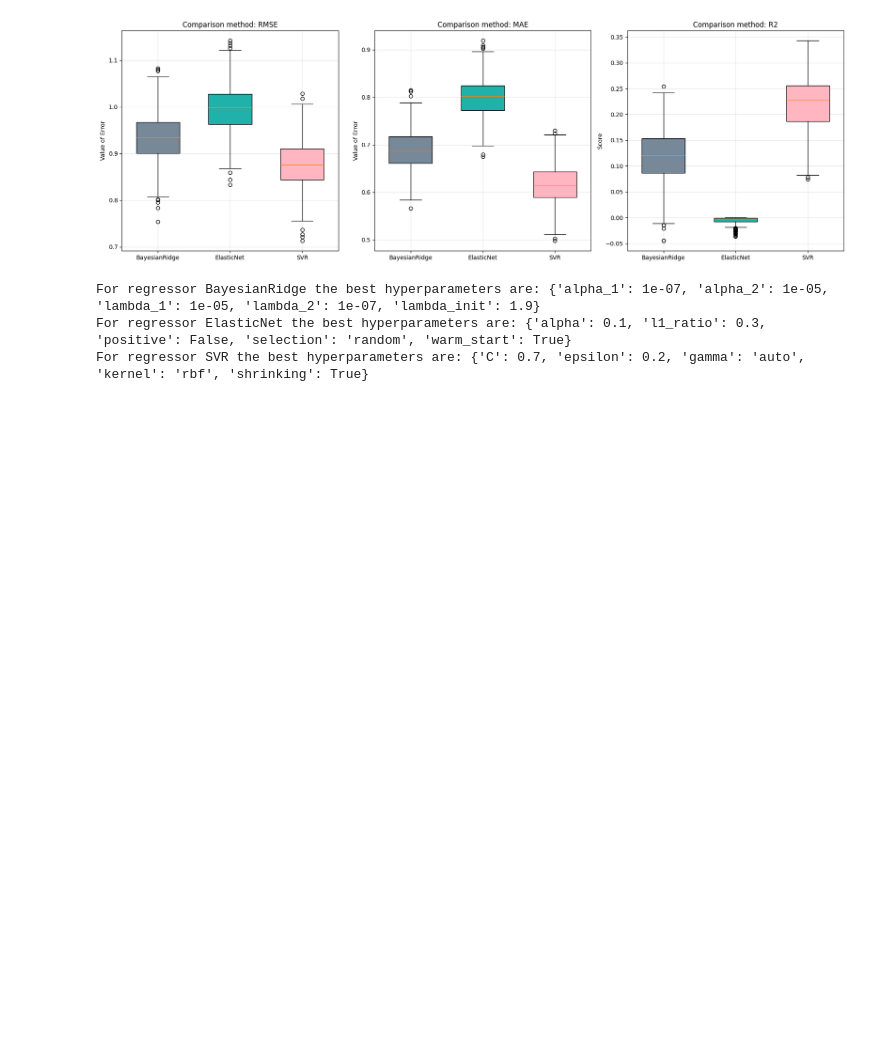
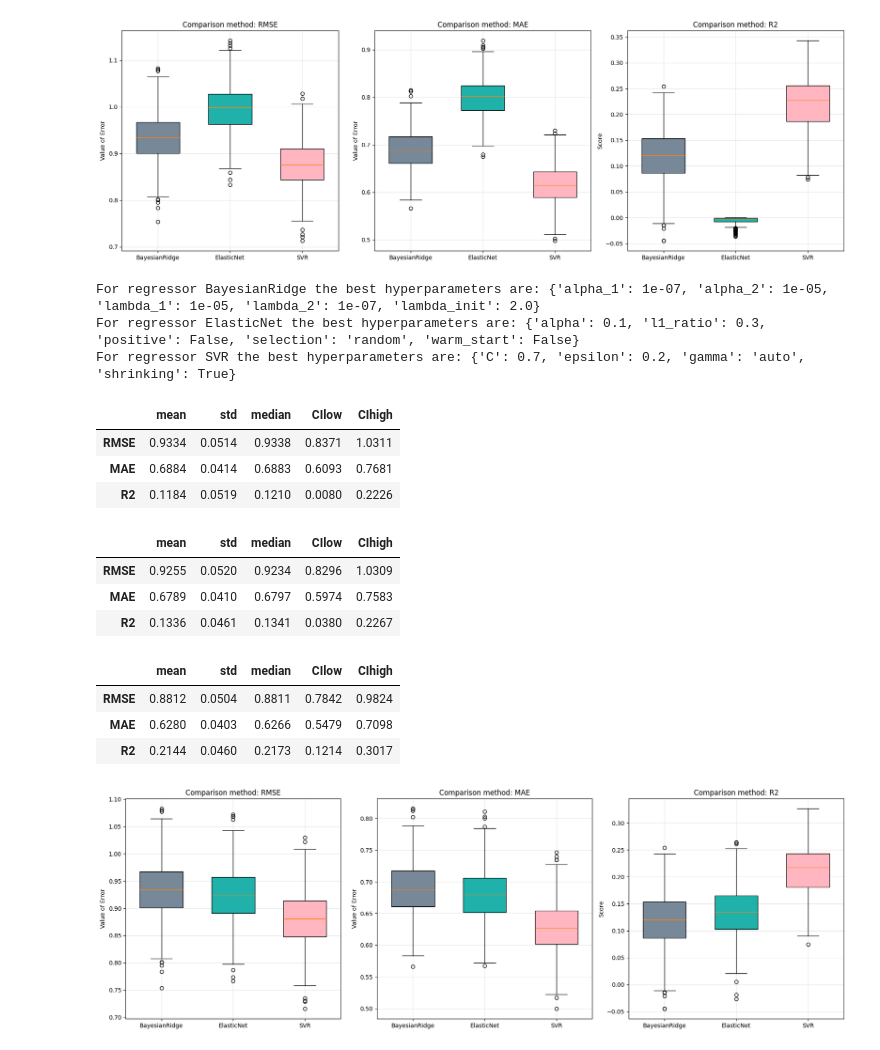
Before and after one commit to vex-me-not/Assignment-1, a Jupyter notebook: notebooks/model_analysis.ipynb, the cells around one changed output. Cells and saved outputs as stored; diff of their text form; code cells hidden in the pictures; blank space fills up the shorter version.

Commit message:
hyper tuning

```diff
--- a/notebooks/model_analysis.ipynb
+++ b/notebooks/model_analysis.ipynb
@@ -203,6 +203,7 @@ viz_comparison(fs_bayesian_evaluator,fs_elastic_evaluator,fs_svr_evaluator)
 
 ht_predictor=TunedPredictor()
 x_train_ht=x_train_fs
+x_val_ht=x_val_fs
 # train models
 ht_models=ht_predictor.train_models(x_train=x_train_ht,y_train=y_train)
 
@@ -211,6 +212,49 @@ for name,model in ht_models.items():
     print(f"For regressor {name} the best hyperparameters are: {model.best_params_}")
     model_io.save(model,name,suf='hyper')
 # %% [output]
-For regressor BayesianRidge the best hyperparameters are: {'alpha_1': 1e-07, 'alpha_2': 1e-05, 'lambda_1': 1e-05, 'lambda_2': 1e-07, 'lambda_init': 1.9}
-For regressor ElasticNet the best hyperparameters are: {'alpha': 0.1, 'l1_ratio': 0.3, 'positive': False, 'selection': 'random', 'warm_start': True}
-For regressor SVR the best hyperparameters are: {'C': 0.7, 'epsilon': 0.2, 'gamma': 'auto', 'kernel': 'rbf', 'shrinking': True}
+For regressor BayesianRidge the best hyperparameters are: {'alpha_1': 1e-07, 'alpha_2': 1e-05, 'lambda_1': 1e-05, 'lambda_2': 1e-07, 'lambda_init': 2.0}
+For regressor ElasticNet the best hyperparameters are: {'alpha': 0.1, 'l1_ratio': 0.3, 'positive': False, 'selection': 'random', 'warm_start': False}
+For regressor SVR the best hyperparameters are: {'C': 0.7, 'epsilon': 0.2, 'gamma': 'auto', 'shrinking': True}
+# %%
+# we evaluate the feature selected hyper-tuned models
+
+# Bayesian Ridge
+ht_bayesian_evaluator=Evaluator(model=model_io.load('BayesianRidge',suf='hyper'),name='BayesianRidge')
+ht_bayesian_evaluator.evaluate(x=x_val_ht,y=y_val)
+
+ht_bayesian_report=ht_bayesian_evaluator.report()
+ht_bayesian_report.head()
+# %% [output]
+|  | mean | std | median | CIlow | CIhigh |
+| RMSE | 0.9334 | 0.0514 | 0.9338 | 0.8371 | 1.0311 |
+| MAE | 0.6884 | 0.0414 | 0.6883 | 0.6093 | 0.7681 |
+| R2 | 0.1184 | 0.0519 | 0.1210 | 0.0080 | 0.2226 |
+# %%
+# Elastic Net
+ht_elastic_evaluator=Evaluator(model=model_io.load('ElasticNet',suf='hyper'),name='ElasticNet')
+ht_elastic_evaluator.evaluate(x=x_val_ht,y=y_val)
+
+ht_elastic_report=ht_elastic_evaluator.report()
+ht_elastic_report.head()
+# %% [output]
+|  | mean | std | median | CIlow | CIhigh |
+| RMSE | 0.9255 | 0.0520 | 0.9234 | 0.8296 | 1.0309 |
+| MAE | 0.6789 | 0.0410 | 0.6797 | 0.5974 | 0.7583 |
+| R2 | 0.1336 | 0.0461 | 0.1341 | 0.0380 | 0.2267 |
+# %%
+# SVR
+ht_svr_evaluator=Evaluator(model=model_io.load('SVR',suf='hyper'),name='SVR')
+ht_svr_evaluator.evaluate(x=x_val_ht,y=y_val)
+
+ht_svr_report=ht_svr_evaluator.report()
+ht_svr_report.head()
+# %% [output]
+|  | mean | std | median | CIlow | CIhigh |
+| RMSE | 0.8812 | 0.0504 | 0.8811 | 0.7842 | 0.9824 |
+| MAE | 0.6280 | 0.0403 | 0.6266 | 0.5479 | 0.7098 |
+| R2 | 0.2144 | 0.0460 | 0.2173 | 0.1214 | 0.3017 |
+# %%
+# we visualize the comparison between the methods
+viz_comparison(ht_bayesian_evaluator,ht_elastic_evaluator,ht_svr_evaluator)
+# %% [output]
+[figure, added]
```
Also changed, not shown: parts of 4 cells of this notebook, 4 other files.
